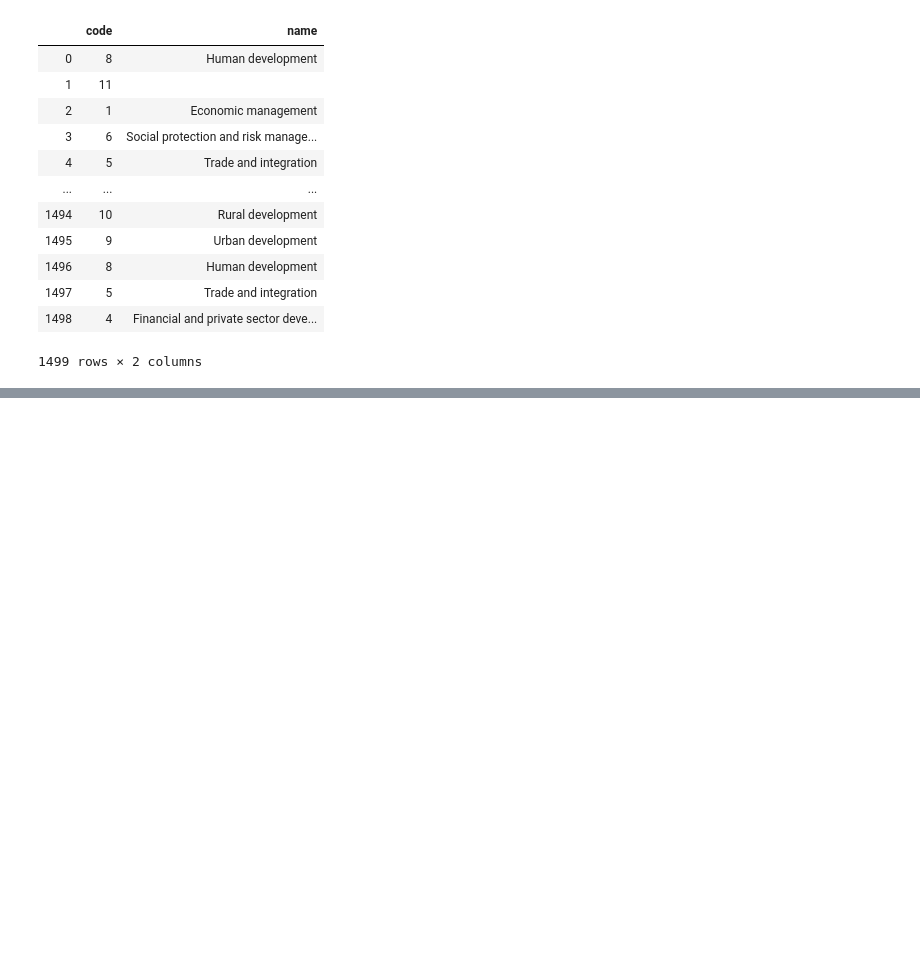
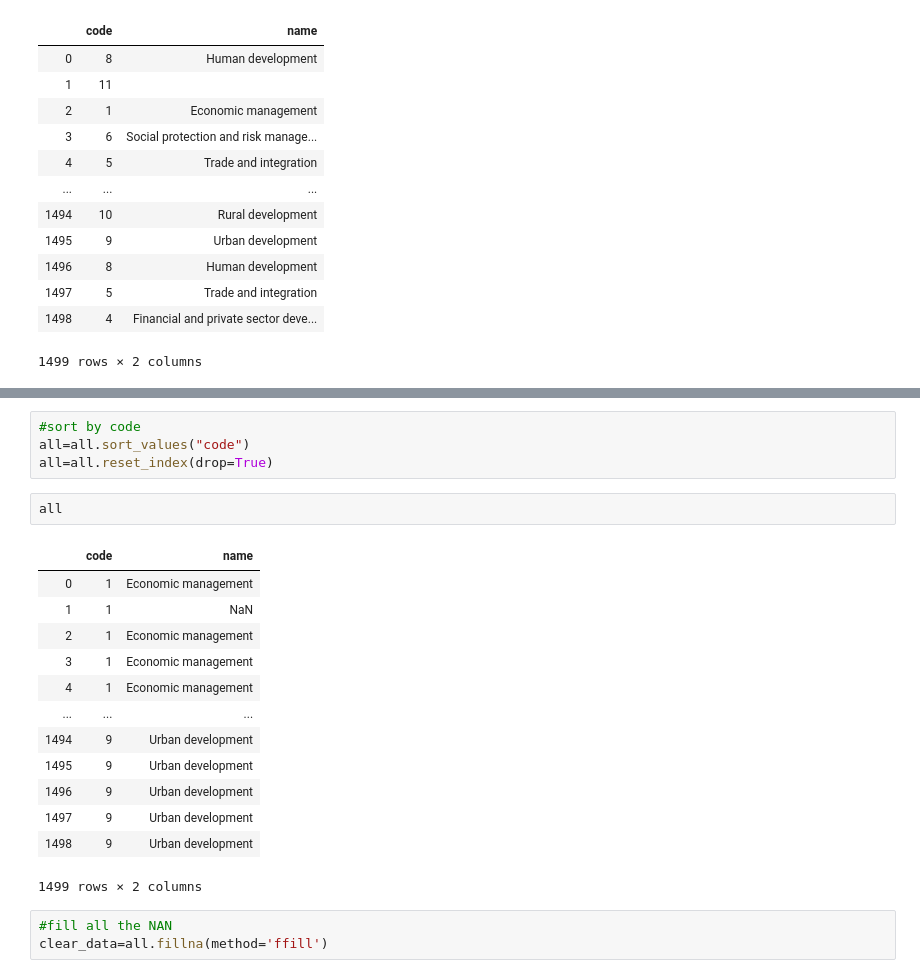
Before and after one commit to fysophia0302/Springboard, a Jupyter notebook: mini project/data_wrangling_json/fy_mini_project_5.2.ipynb, the cells around one changed output, grey strips where cells are left out. Saved outputs shown, nothing was run; the diff lists cells and outputs as text; blank space fills up the shorter version.

```diff
--- a/mini project/data_wrangling_json/fy_mini_project_5.2.ipynb
+++ b/mini project/data_wrangling_json/fy_mini_project_5.2.ipynb
@@ -258,0 +253,23 @@ Name: name, dtype: int64
+# %%
+#sort by code
+all=all.sort_values("code")
+all=all.reset_index(drop=True)
+# %%
+all
+# %% [output]
+|  | code | name |
+| 0 | 1 | Economic management |
+| 1 | 1 | NaN |
+| 2 | 1 | Economic management |
+| 3 | 1 | Economic management |
+| 4 | 1 | Economic management |
+| ... | ... | ... |
+| 1494 | 9 | Urban development |
+| 1495 | 9 | Urban development |
+| 1496 | 9 | Urban development |
+| 1497 | 9 | Urban development |
+| 1498 | 9 | Urban development |
+1499 rows × 2 columns
+# %%
+#fill all the NAN
+clear_data=all.fillna(method='ffill')
```
Also changed, not shown: parts of 17 cells of this notebook.
